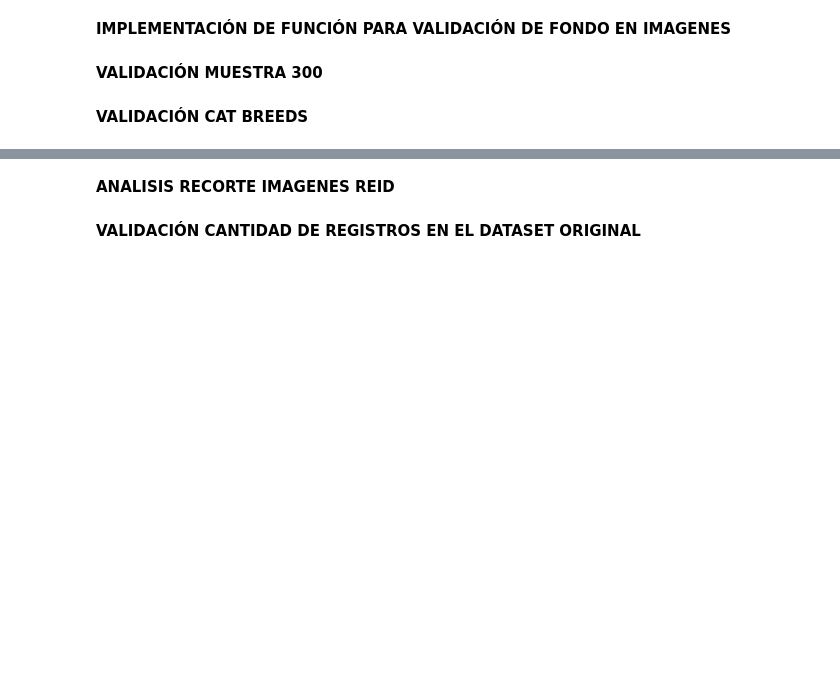
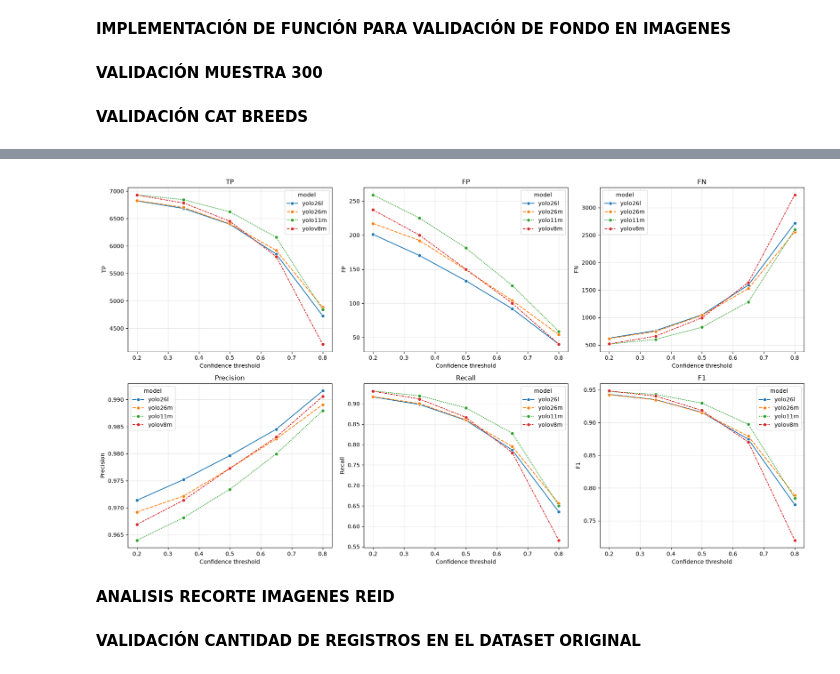
Before and after one commit to 317745/IA_PROJECT, a Jupyter notebook: notebooks/03_evaluacion_detector.ipynb, the cells around one changed output, grey strips where cells are left out. Saved outputs shown, nothing was run; the diff lists cells and outputs as text; code cells hidden in the pictures; blank space fills up the shorter version.

```diff
--- a/notebooks/03_evaluacion_detector.ipynb
+++ b/notebooks/03_evaluacion_detector.ipynb
@@ -116,0 +207,10 @@ df_det_cat_breeds = detectar_fotos(
+# %%
+def yolo_to_xyxy(box, width, height):
+    xc, yc, w, h = box
+
+    x1 = (xc - w / 2) * width
+    y1 = (yc - h / 2) * height
+    x2 = (xc + w / 2) * width
+    y2 = (yc + h / 2) * height
+
+    return [x1, y1, x2, y2]
@@ -117,3 +337,29 @@ df_det_cat_breeds = detectar_fotos(
+# %%
+metrics = ['TP', 'FP', 'FN', 'Precision', 'Recall', 'F1']
+
+fig, axes = plt.subplots(2, 3, figsize=(18, 10))
+
+for ax, metric in zip(axes.flat, metrics):
+
+    sns.lineplot(
+        data=result_analisis_iou,
+        x='confidence_threshold',
+        y=metric,
+        hue='model',
+        marker='o',
+        ax=ax,
+        style='model'
+    )
+
+    ax.set_title(metric)
+    ax.set_xlabel('Confidence threshold')
+    ax.set_ylabel(metric)
+    ax.grid(alpha=0.3)
+
+plt.tight_layout()
+plt.show()
+# %% [output]
+[figure, added]
 # %% [markdown]
 **ANALISIS RECORTE IMAGENES REID**
 # %%
```
Also changed, not shown: parts of 29 cells of this notebook, 24 other files.
